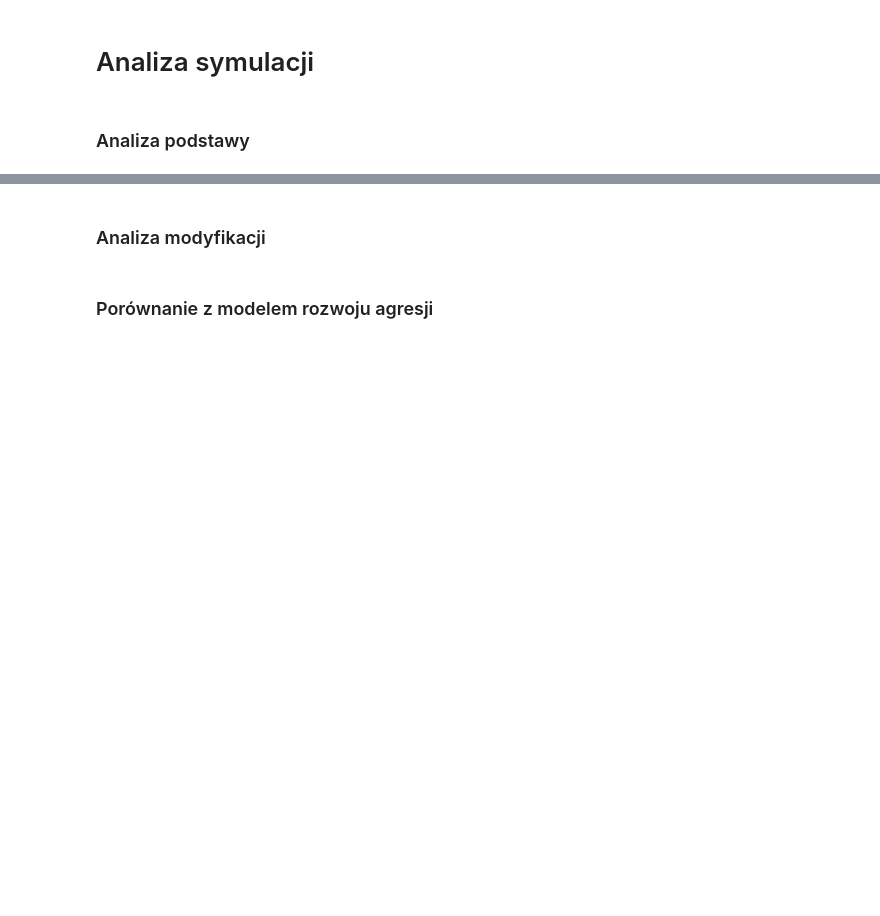
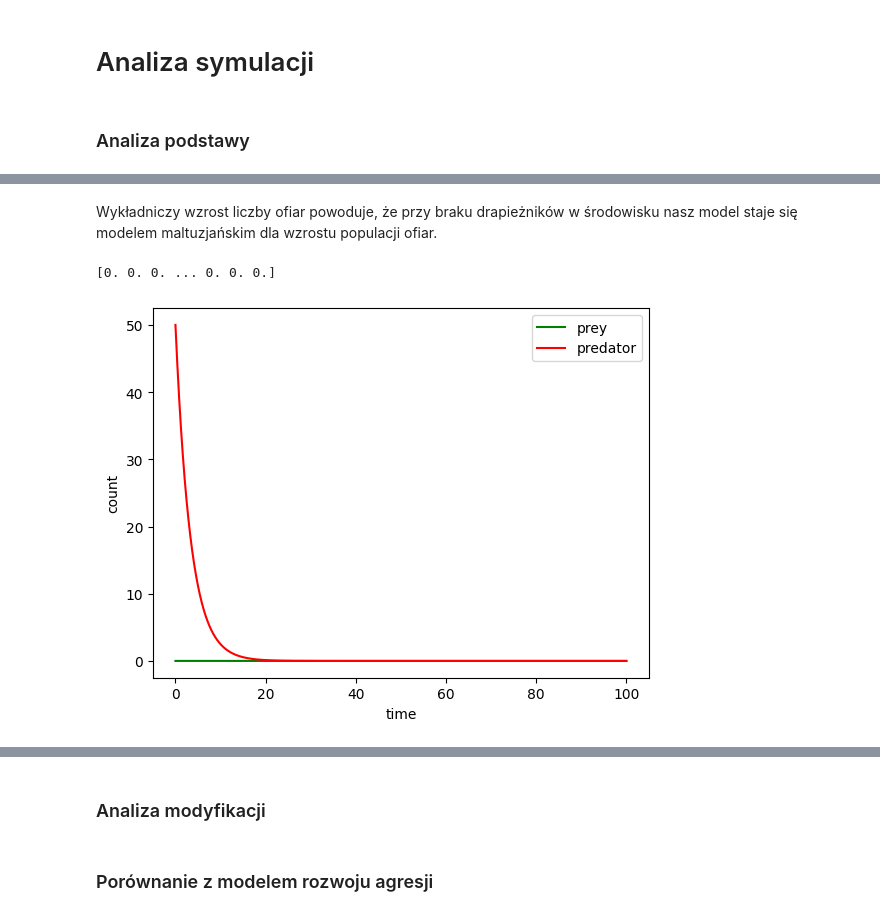
Before and after one commit to definitelynotbercik/Lotka-Volterra, a Jupyter notebook: main.ipynb, the cells around one changed output, grey strips where cells are left out. Saved outputs shown, nothing was run; the diff lists cells and outputs as text; code cells hidden in the pictures; blank space fills up the shorter version.

```diff
--- a/main.ipynb
+++ b/main.ipynb
@@ -528,0 +573,22 @@ plt.show()
+# %% [markdown]
+Wykładniczy wzrost liczby ofiar powoduje, że przy braku drapieżników w środowisku nasz model staje się modelem maltuzjańskim dla wzrostu populacji ofiar.
+# %%
+x_0 = 0
+y_0 = 50
+a = 0.14
+b = 0.0025
+d = 0.0025
+c = 0.3
+h = 0.01
+
+t, y = calculate_lotka_volterra_with_runge_kutta(np.array([x_0, y_0]), 100, a, b, d, c, h)
+
+plt.plot(t, y[:, 0], color="g", label="prey")
+plt.plot(t, y[:, 1], color="r", label="predator")
+plt.xlabel("time")
+plt.ylabel("count")
+plt.legend(labels=["prey", "predator"], loc="upper right")
+plt.show()
+# %% [output]
+[0. 0. 0. ... 0. 0. 0.]
+[figure, added]
```
Also changed, not shown: parts of 18 cells of this notebook, 2 other files.
